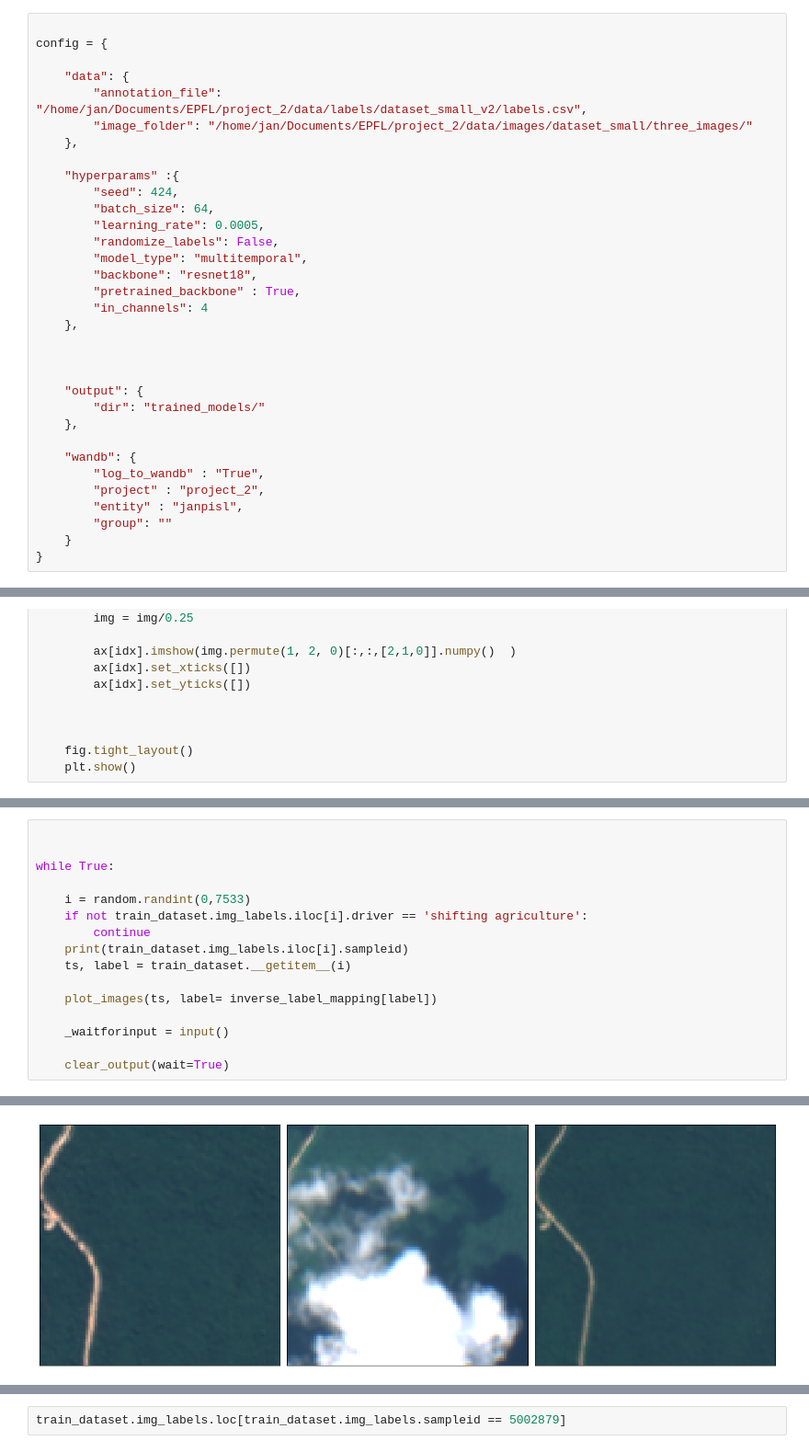
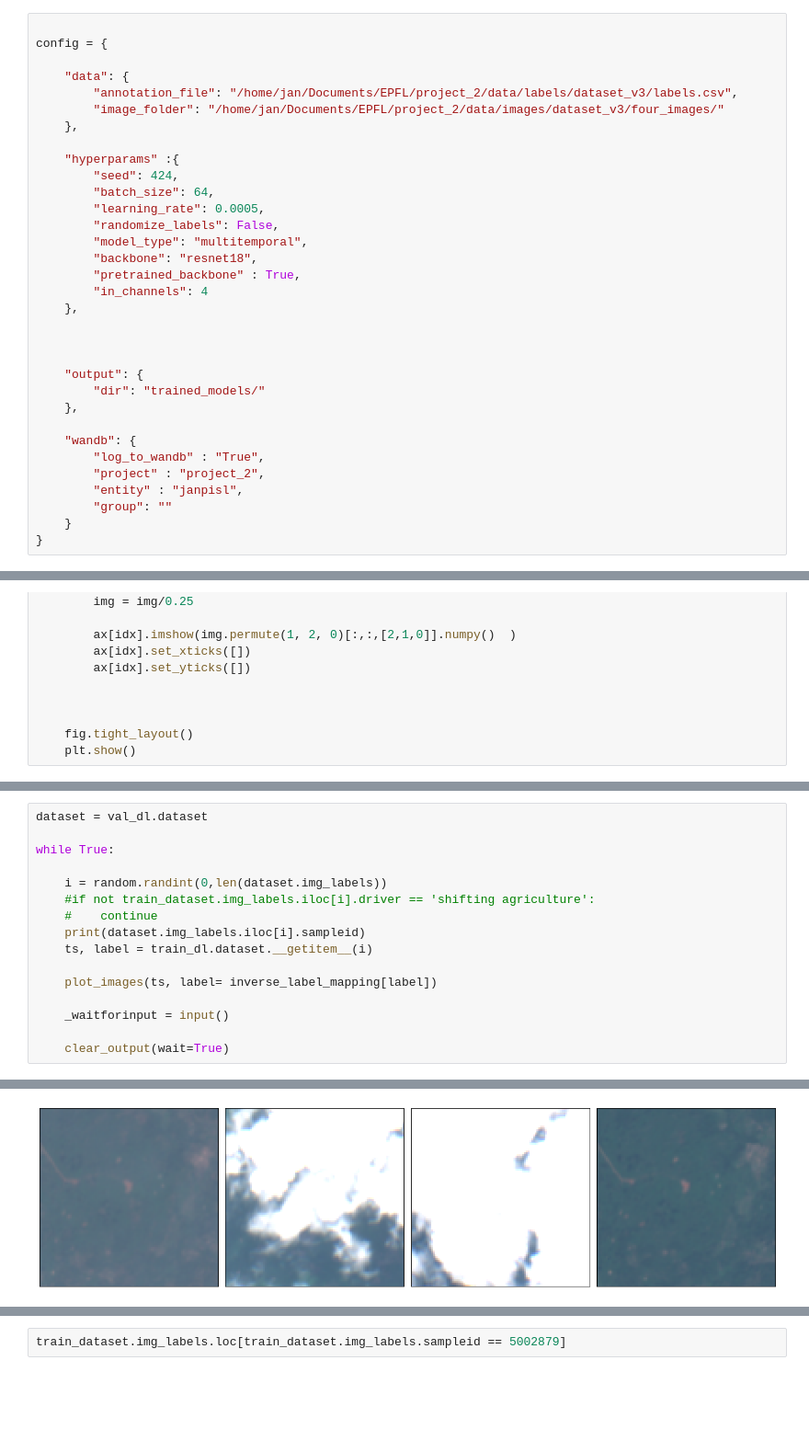
Before and after one commit to janpisl/location-encoding, a Jupyter notebook: notebooks/visualize_data.ipynb, the cells around one changed output, grey strips where cells are left out. Shown at 92% size. Saved outputs shown, nothing was run; the diff lists cells and outputs as text; blank space fills up the shorter version.

```diff
--- a/notebooks/visualize_data.ipynb
+++ b/notebooks/visualize_data.ipynb
@@ -15,8 +15,8 @@ inverse_label_mapping = {value : key for key, value in LABEL_MAPPING.items()}
 config = {
 
     "data": {
-        "annotation_file": "/home/jan/Documents/EPFL/project_2/data/labels/dataset_small_v2/labels.csv",
-        "image_folder": "/home/jan/Documents/EPFL/project_2/data/images/dataset_small/three_images/"
+        "annotation_file": "/home/jan/Documents/EPFL/project_2/data/labels/dataset_v3/labels.csv",
+        "image_folder": "/home/jan/Documents/EPFL/project_2/data/images/dataset_v3/four_images/"
     },
 
     "hyperparams" :{
@@ -109,13 +81,13 @@ import random
 # %%
-
+dataset = val_dl.dataset
 
 while True:
 
-    i = random.randint(0,7533)
-    if not train_dataset.img_labels.iloc[i].driver == 'shifting agriculture':
-        continue
-    print(train_dataset.img_labels.iloc[i].sampleid)
-    ts, label = train_dataset.__getitem__(i)
+    i = random.randint(0,len(dataset.img_labels))
+    #if not train_dataset.img_labels.iloc[i].driver == 'shifting agriculture':
+    #    continue
+    print(dataset.img_labels.iloc[i].sampleid)
+    ts, label = train_dl.dataset.__getitem__(i)
 
     plot_images(ts, label= inverse_label_mapping[label])
 
@@ -130,2 +102,2 @@ shifting agriculture
-[figure, old version]
+[figure, new version]
 KeyboardInterrupt: Interrupted by user
```
Also changed, not shown: parts of 10 cells of this notebook, 5 other files.
